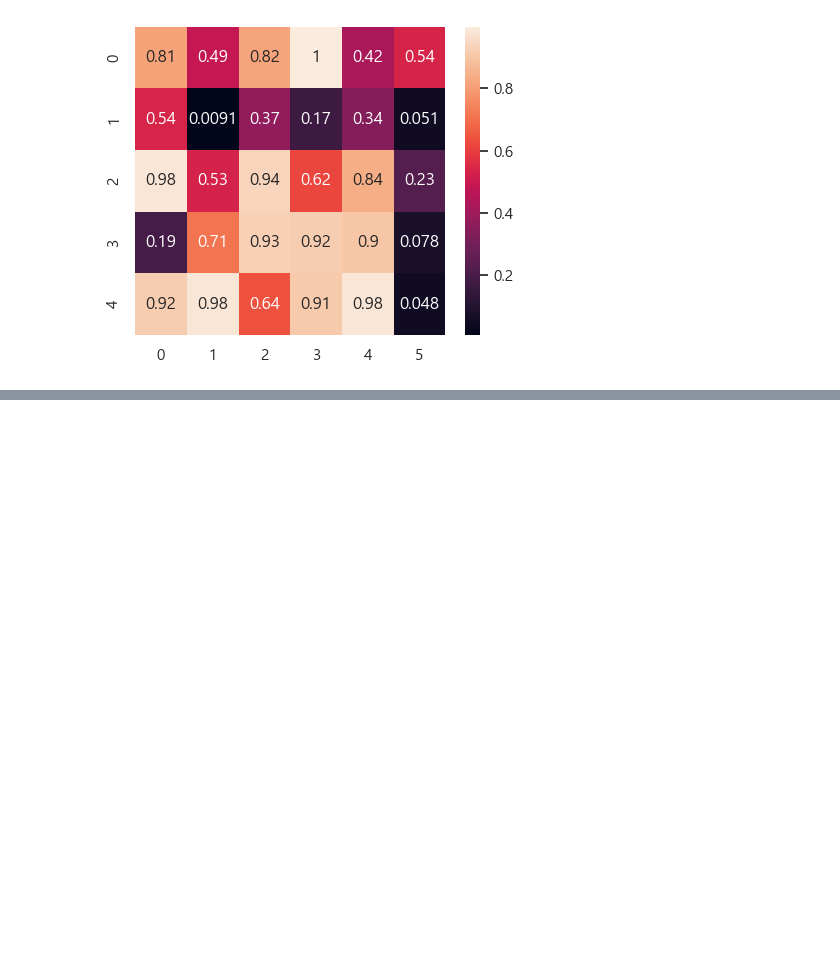
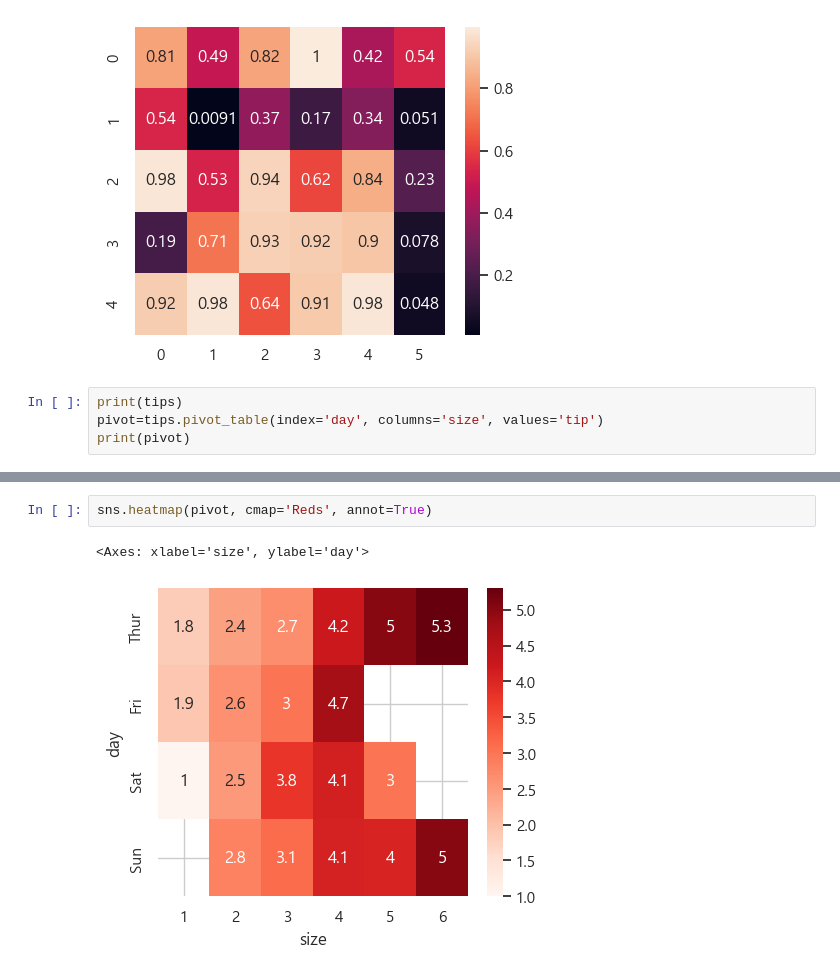
Before and after one commit to initbtn/BIGDATA_VISUALATION, a Jupyter notebook: seaborn_test1.ipynb, the cells around one changed output, grey strips where cells are left out. Drawn from its saved outputs; the diff is of its cells as text; blank space fills up the shorter version.

```diff
--- a/seaborn_test1.ipynb
+++ b/seaborn_test1.ipynb
@@ -328,3 +329,7 @@ sns.heatmap(data,annot=True)
 # %% [output]
 <Axes: >
 [figure]
+# %%
+print(tips)
+pivot=tips.pivot_table(index='day', columns='size', values='tip')
+print(pivot)
@@ -330,0 +357,5 @@ sns.heatmap(data,annot=True)
+# %%
+sns.heatmap(pivot, cmap='Reds', annot=True)
+# %% [output]
+<Axes: xlabel='size', ylabel='day'>
+[figure, added]
```
Also changed, not shown: parts of 4 cells of this notebook, 10 other files.
